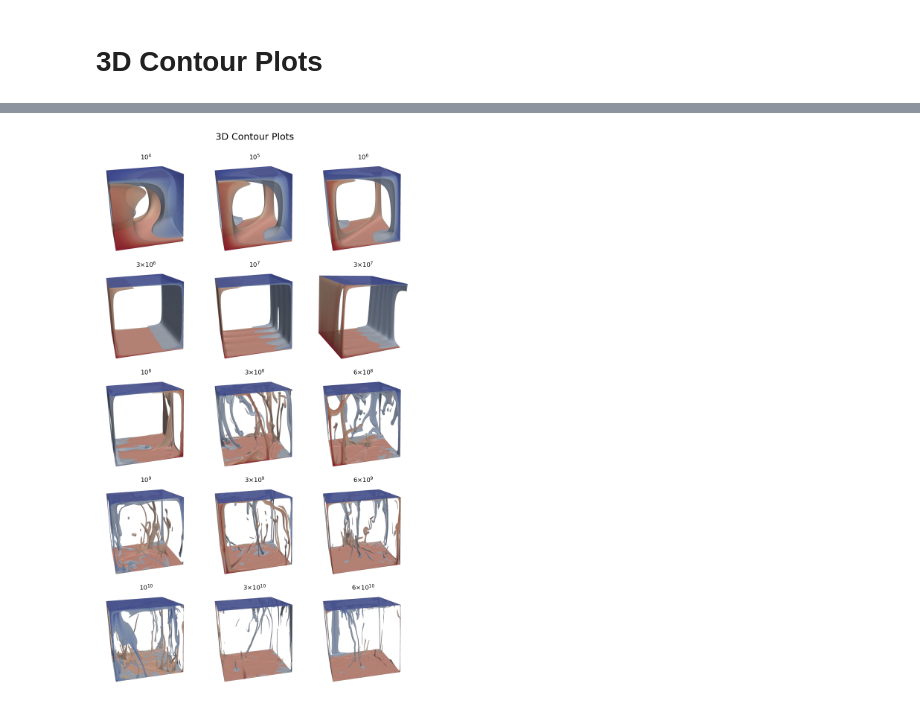
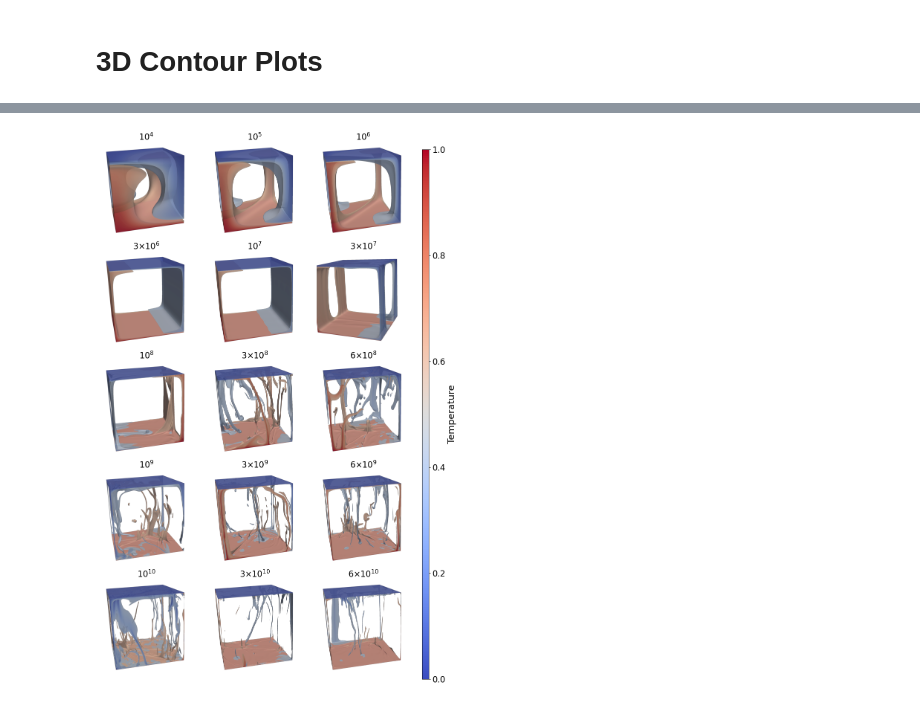
Before and after one commit to juliangtCode/CitcomCU-Notebooks, a Jupyter notebook: Basal Heating/3D Contour.ipynb, the cells around one changed output, grey strips where cells are left out. Cells and saved outputs as stored; diff of their text form; code cells hidden in the pictures.

```diff
--- a/Basal Heating/3D Contour.ipynb
+++ b/Basal Heating/3D Contour.ipynb
@@ -97,6 +113,8 @@ def img_is_color(img):
             return True
 
     return False
+
+
 
 def show_image_list(list_images, list_titles=None, list_cmaps=None, main_title=None, grid=True,\
                     num_cols=2, figsize=(20, 10), title_fontsize=30):
@@ -122,6 +140,15 @@ def show_image_list(list_images, list_titles=None, list_cmaps=None, main_title=N
     title_fontsize: int
         Value to be passed to set_title().
     '''
+    from matplotlib.colors import LinearSegmentedColormap
+    my_gradient = LinearSegmentedColormap.from_list('my_gradient', (
+        # Edit this gradient at https://eltos.github.io/gradient/#0:00158F-42:8CAFFE-50:FFFFFF-58:F59C7D-100:A80013
+        (0.000, (0.000, 0.082, 0.561)),
+        (0.420, (0.549, 0.686, 0.996)),
+        (0.500, (1.000, 1.000, 1.000)),
+        (0.580, (0.961, 0.612, 0.490)),
+        (1.000, (0.659, 0.000, 0.075))))
+
     f = mticker.ScalarFormatter(useOffset=False, useMathText=True)
     g = lambda x,pos : "${}$".format(f._formatSciNotation('%1.10e' % x))
     fmt = mticker.FuncFormatter(g)
@@ -143,7 +170,7 @@ def show_image_list(list_images, list_titles=None, list_cmaps=None, main_title=N
     num_rows    = int(num_images / num_cols) + (1 if num_images % num_cols != 0 else 0)
 
     # Create a grid of subplots.
-    fig, axes = plt.subplots(num_rows, num_cols, figsize=figsize)
+    fig, axes = plt.subplots(num_rows, num_cols, figsize=figsize, facecolor='white')
     plt.suptitle(main_title, fontsize=18,y=1.0)
 
     # Create list of axes for easy iteration.
@@ -159,17 +186,24 @@ def show_image_list(list_images, list_titles=None, list_cmaps=None, main_title=N
         cmap   = list_cmaps[i] if list_cmaps is not None else (None if img_is_color(img) else 'gray')
 
         list_axes[i].imshow(img, cmap=cmap)
-        list_axes[i].set_title('{}'.format(fmt(float(title))))
+        list_axes[i].set_title('{}'.format(fmt(float(title))),size=16)
         list_axes[i].grid(grid)
         list_axes[i].axis('off')
 
     for i in range(num_images, len(list_axes)):
         list_axes[i].set_visible(False)
     fig.tight_layout()
+    cax = plt.axes([1, 0, 0.02, 0.95])
+    cbar = plt.colorbar(plt.cm.ScalarMappable(cmap='coolwarm'),cax=cax)
+    cbar.set_label(label='Temperature',size=18)
+    cbar.ax.tick_params(labelsize=16)
     plt.savefig(image_path + 'all 3d contour.png',pad_inches=0.1,bbox_inches='tight');
+    plt.savefig(image_path + '\\SVG\\all 3d contour.svg',pad_inches=0.1,bbox_inches='tight');
+
+
     _ = plt.show()
 # %%
-my_image = show_image_list(list_images=images, list_titles=nameRa, num_cols=3, figsize=(9,15), main_title = "3D Contour Plots",
+my_image = show_image_list(list_images=images, list_titles=nameRa, num_cols=3, figsize=(9,15),
                 grid=False, title_fontsize=18)
 # %% [output]
-[figure, old version]
+[figure, new version]
```
Also changed, not shown: parts of 2 cells of this notebook, 4 other files.
